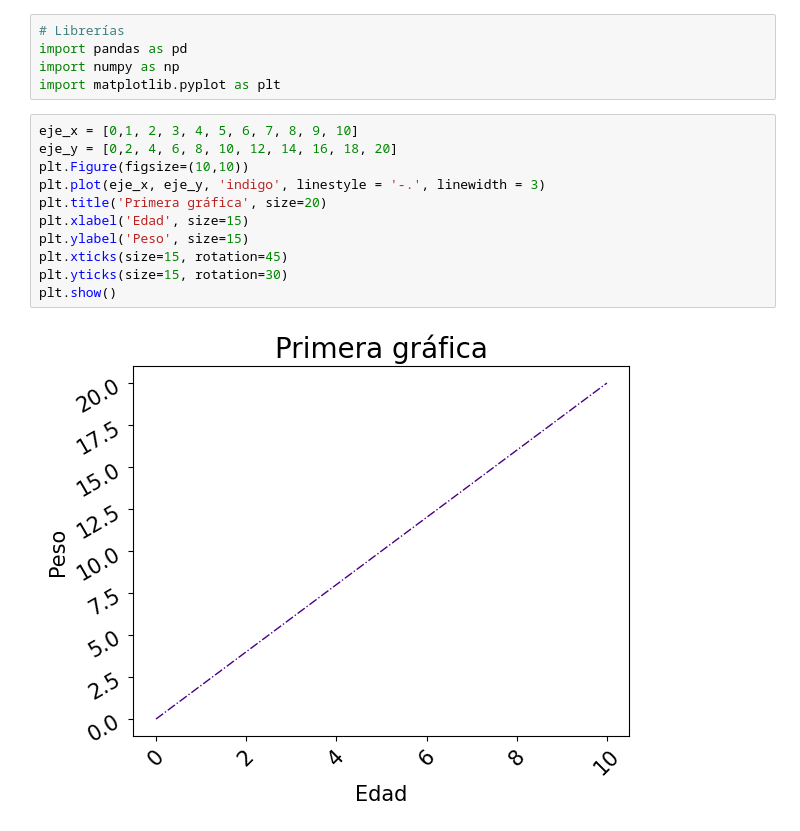
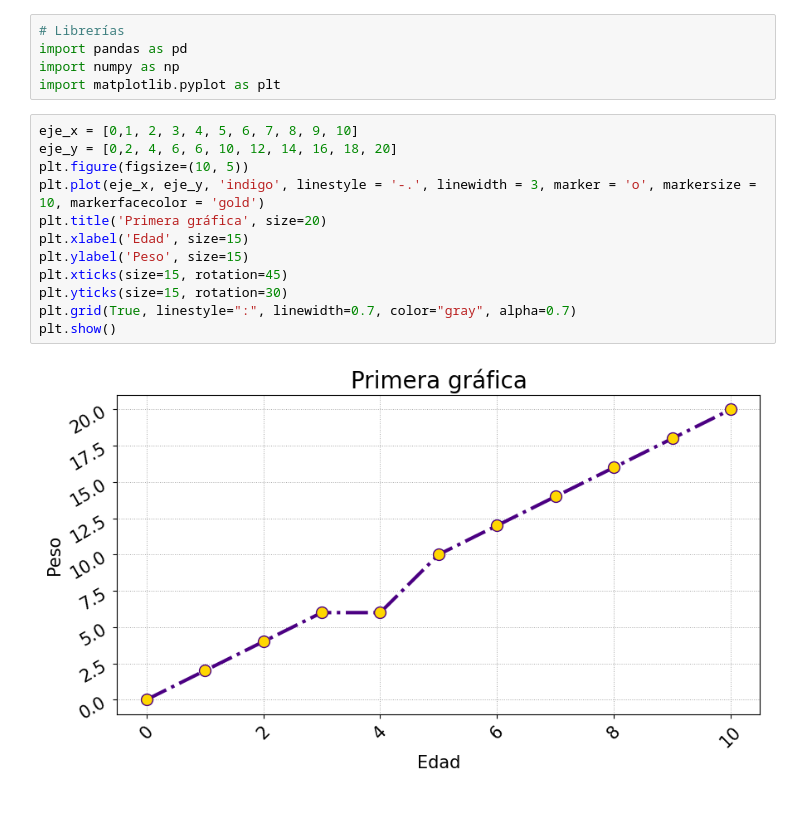
Before and after one commit to ElfenCamii/bootcamp_analisis_de_Datos, a Jupyter notebook: unidad_5/graficas.ipynb, the cells around one changed output. Drawn from its saved outputs; the diff is of its cells as text.

Commit message:
feat(pandas): completed exercise with single-line graph

```diff
--- a/unidad_5/graficas.ipynb
+++ b/unidad_5/graficas.ipynb
@@ -5,14 +5,15 @@ import numpy as np
 import matplotlib.pyplot as plt
 # %%
 eje_x = [0,1, 2, 3, 4, 5, 6, 7, 8, 9, 10]
-eje_y = [0,2, 4, 6, 8, 10, 12, 14, 16, 18, 20]
-plt.Figure(figsize=(10,10))
-plt.plot(eje_x, eje_y, 'indigo', linestyle = '-.', linewidth = 3)
+eje_y = [0,2, 4, 6, 6, 10, 12, 14, 16, 18, 20]
+plt.figure(figsize=(10, 5))
+plt.plot(eje_x, eje_y, 'indigo', linestyle = '-.', linewidth = 3, marker = 'o', markersize = 10, markerfacecolor = 'gold')
 plt.title('Primera gráfica', size=20)
 plt.xlabel('Edad', size=15)
 plt.ylabel('Peso', size=15)
 plt.xticks(size=15, rotation=45)
 plt.yticks(size=15, rotation=30)
+plt.grid(True, linestyle=":", linewidth=0.7, color="gray", alpha=0.7)
 plt.show()
 # %% [output]
-[figure, old version]
+[figure, new version]
```
